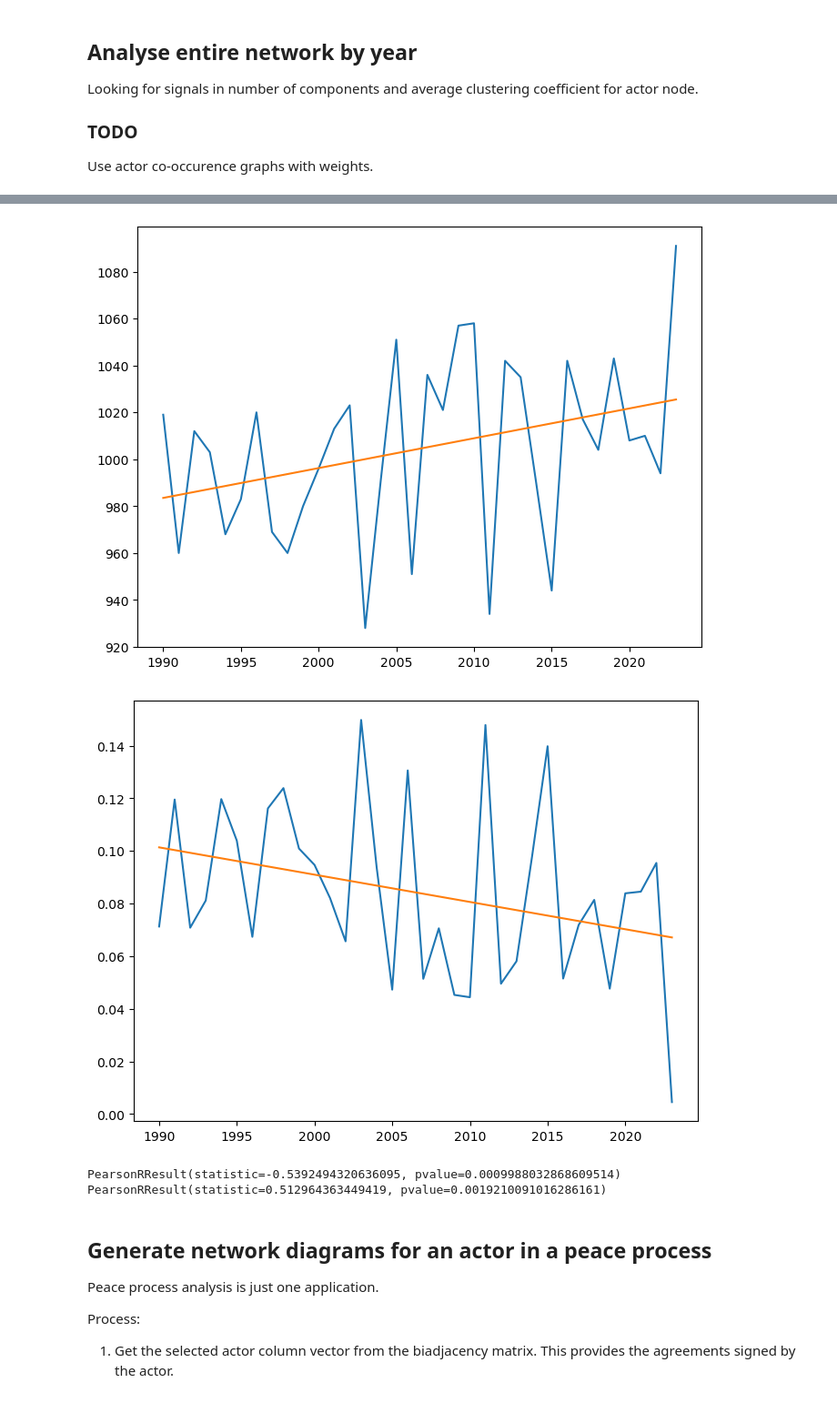
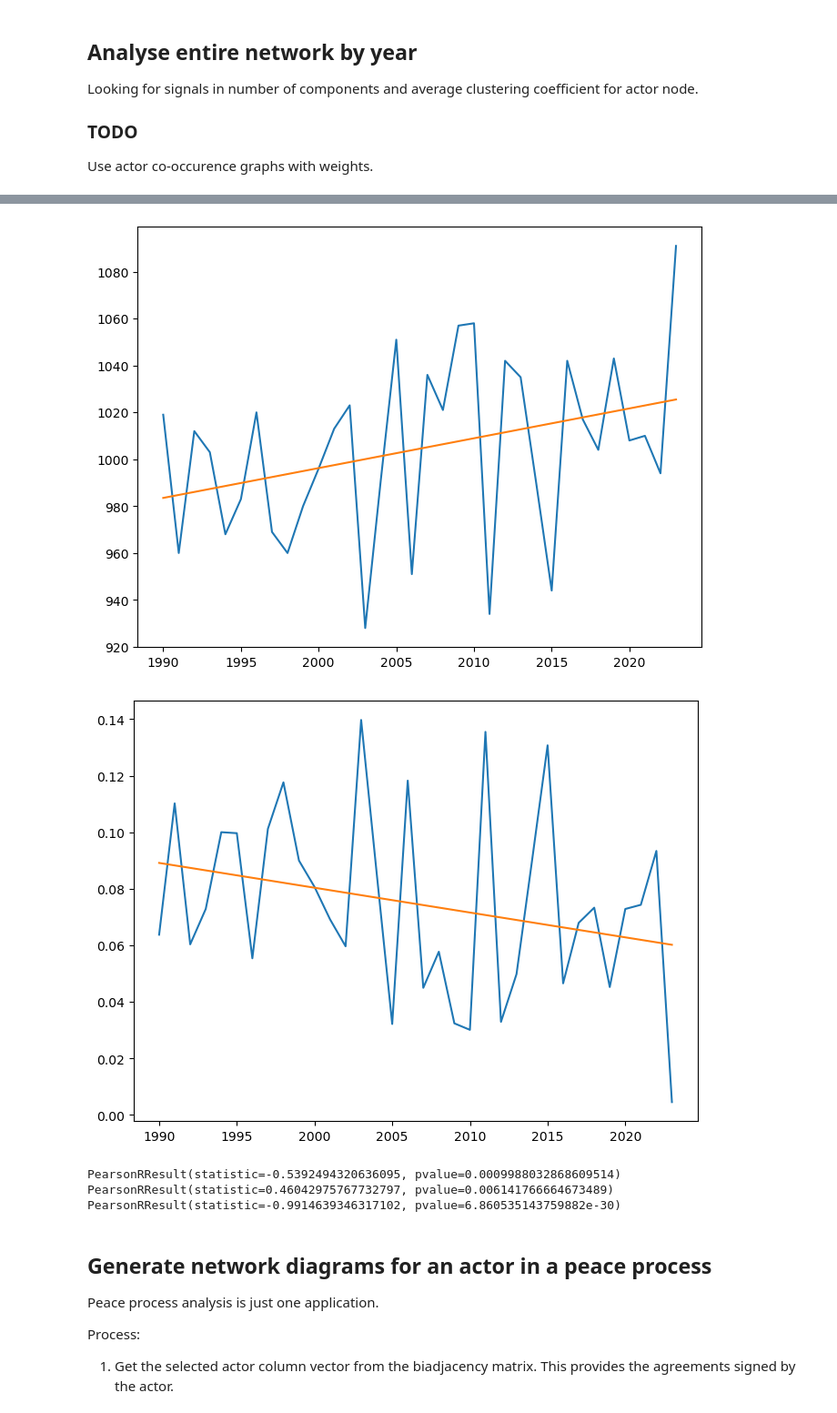
Before and after one commit to roybgardner/agreements-actors, a Jupyter notebook: signatories_network_time_series.ipynb, the cells around one changed output, grey strips where cells are left out. Shown at 91% size. Cells and saved outputs as stored; diff of their text form; code cells hidden in the pictures.

```diff
--- a/signatories_network_time_series.ipynb
+++ b/signatories_network_time_series.ipynb
@@ -132,44 +134,52 @@ for year in years:#[:-10]:
 
     connected_components = list(nx.connected_components(graph))
     component_counts.append(len(connected_components))
-    cc = nx.bipartite.average_clustering(graph,nodes=\
-                            list(graph.nodes)[col_index:col_index + year_matrix.shape[1]],mode="min")
+
+    # Now look at clusters in the actor-actor co-occurence matrix
+    co_matrices = get_cooccurrence_matrices(year_matrix)
+    actor_upper = np.triu(co_matrices[0],k=1)
+    graph = nx.from_numpy_array(actor_upper, create_using=nx.Graph)
+
+
+    cc = nx.average_clustering(graph,nodes=list(graph.nodes))
     ccs.append(cc)
     #print(len(connected_components),len(year_dict[year]))
     #print()
 
 x = np.array(list(year_dict.keys()))
 y = np.array([len(v) for v in list(year_dict.values())])
 a,b = np.polyfit(x,y,1)
 f = plt.figure(figsize=(8,6))
 plt.plot(x,y)
 plt.plot(x, a*x+b)
 plt.show()
 
 x = np.array(list(year_dict.keys()))
 y = np.array(list(component_counts))
 a,b = np.polyfit(x,y,1)
 f = plt.figure(figsize=(8,6))
 plt.plot(x,y)
 plt.plot(x, a*x+b)
 plt.show()
 
 x = np.array(list(year_dict.keys()))
 y = np.array(ccs)
 a,b = np.polyfit(x,y,1)
 f = plt.figure(figsize=(8,6))
 plt.plot(x,y)
 plt.plot(x, a*x+b)
 plt.show()
 
 print(stats.pearsonr([len(v) for v in list(year_dict.values())],component_counts))
 print(stats.pearsonr([len(v) for v in list(year_dict.values())],ccs))
+print(stats.pearsonr(component_counts,ccs))
 # %% [output]
 [figure]
 [figure]
-[figure, old version]
+[figure, new version]
 PearsonRResult(statistic=-0.5392494320636095, pvalue=0.0009988032868609514)
-PearsonRResult(statistic=0.512964363449419, pvalue=0.0019210091016286161)
+PearsonRResult(statistic=0.46042975767732797, pvalue=0.006141766664673489)
+PearsonRResult(statistic=-0.9914639346317102, pvalue=6.860535143759882e-30)
 # %% [markdown]
 ## Generate network diagrams for an actor in a peace process
 
```
Also changed, not shown: parts of 1 cell of this notebook.
